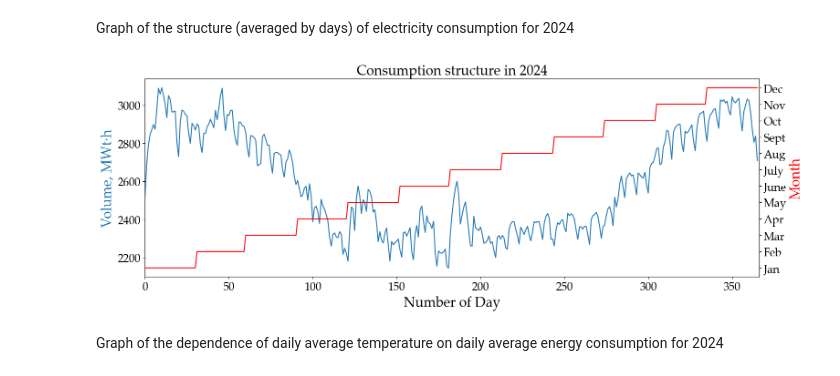
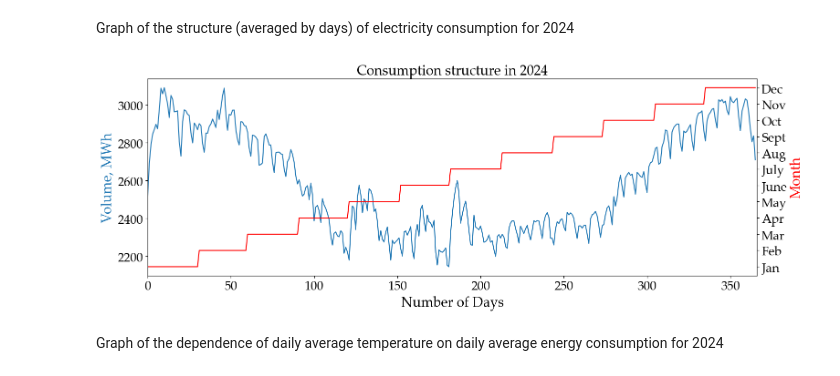
Before and after one commit to caapel/STLF, a Jupyter notebook: EDA.ipynb, the cells around one changed output. Saved outputs shown, nothing was run; the diff lists cells and outputs as text; code cells hidden in the pictures.

```diff
--- a/EDA.ipynb
+++ b/EDA.ipynb
@@ -128,36 +128,36 @@ def graf_year_consumption(df, year, fontsize=20):
     df_year.reset_index(drop=True, inplace=True)
 
     df_group_year = df_year.groupby(['Month', 'Day'])[['Volume']].mean()
     df_group_year.reset_index(inplace=True)
     #df_group_year = df_year.copy()  # unlock if necessary to cancel the grouping of parameters
 
     fig, df_volume = plt.subplots(figsize=(16,6))
     df_month = df_volume.twinx()
 
     df_volume.plot(df_group_year.Volume, label='Volume')
     df_month.plot(df_group_year.Month, label='Month', color='r')
 
     plt.rcParams['font.size'] = fontsize
 
     df_volume.set_xlim(0, df_group_year.shape[0])
-    df_volume.set_ylabel('Volume, MWt·h', fontsize=fontsize+2, color='#1f77b4')
-    df_volume.set_xlabel('Number of Day', fontsize=fontsize+2)
+    df_volume.set_ylabel('Volume, MWh', fontsize=fontsize+2, color='#1f77b4')
+    df_volume.set_xlabel('Number of Days', fontsize=fontsize+2)
     df_month.yaxis.set_major_locator(ticker.FixedLocator([i for i in range(1, 13)]))
     df_month.set_ylabel('Month', fontsize=fontsize+2, color='r')
     df_month.yaxis.set_major_formatter(ticker.FixedFormatter(['Jan', 'Feb', 'Mar', 'Apr', 'May', 'June',
                                                               'July', 'Aug', 'Sept', 'Oct', 'Nov', 'Dec']))
 
     plt.title(f'Сonsumption structure in {year}', fontsize=fontsize+2)
 
     #plt.legend()
     plt.tight_layout()
     plt.savefig(f'pictures/graf_year_consumption({year}).png', dpi = 300, transparent = True)
 
     plt.show()
 
 graf_year_consumption(df, 2024)
 # %% [output]
-[figure, old version]
+[figure, new version]
 # %% [markdown]
 Graph of the dependence of daily average temperature on daily average energy consumption for 2024
 # %%
```
Also changed, not shown: parts of 5 cells of this notebook, 6 other files.
